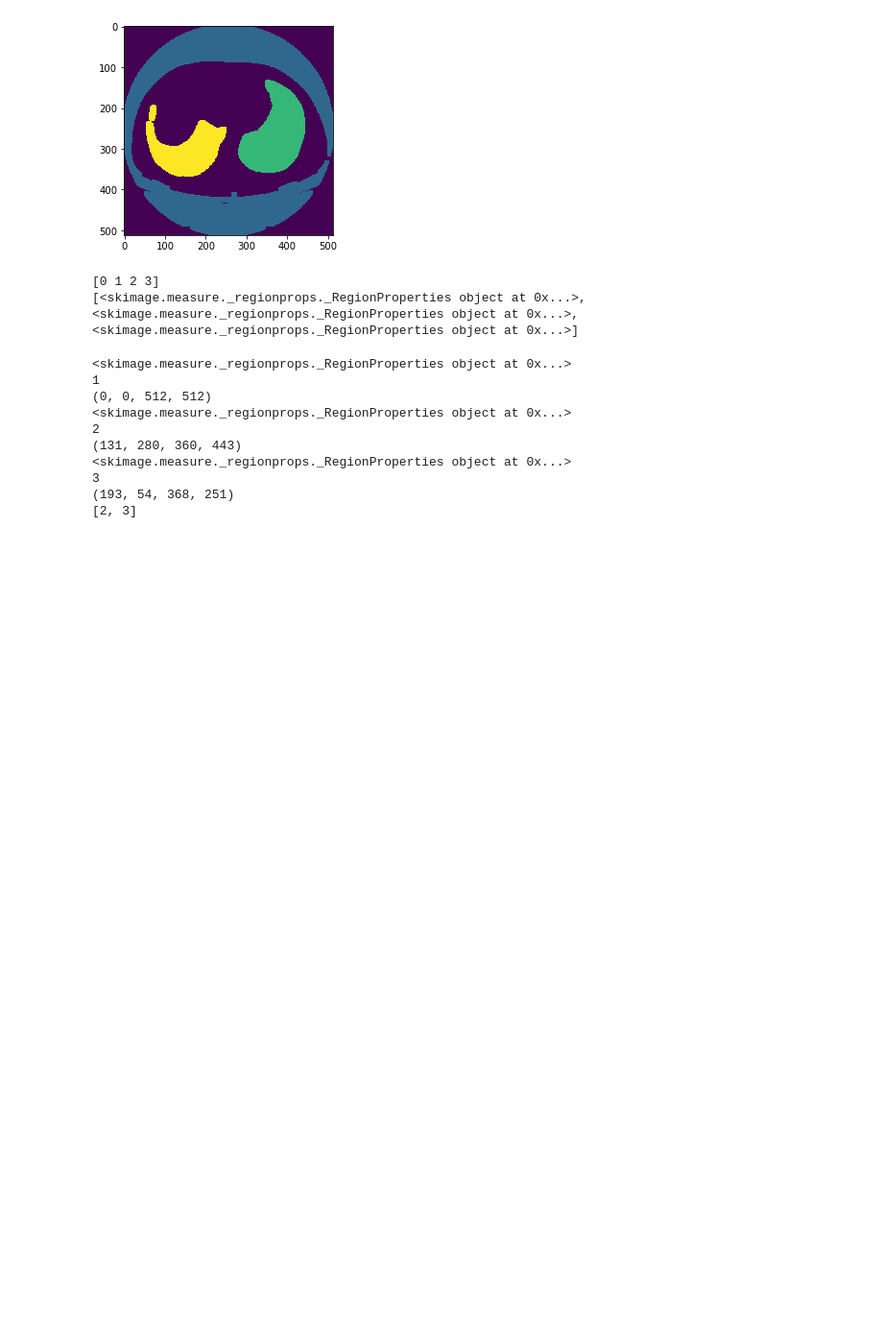
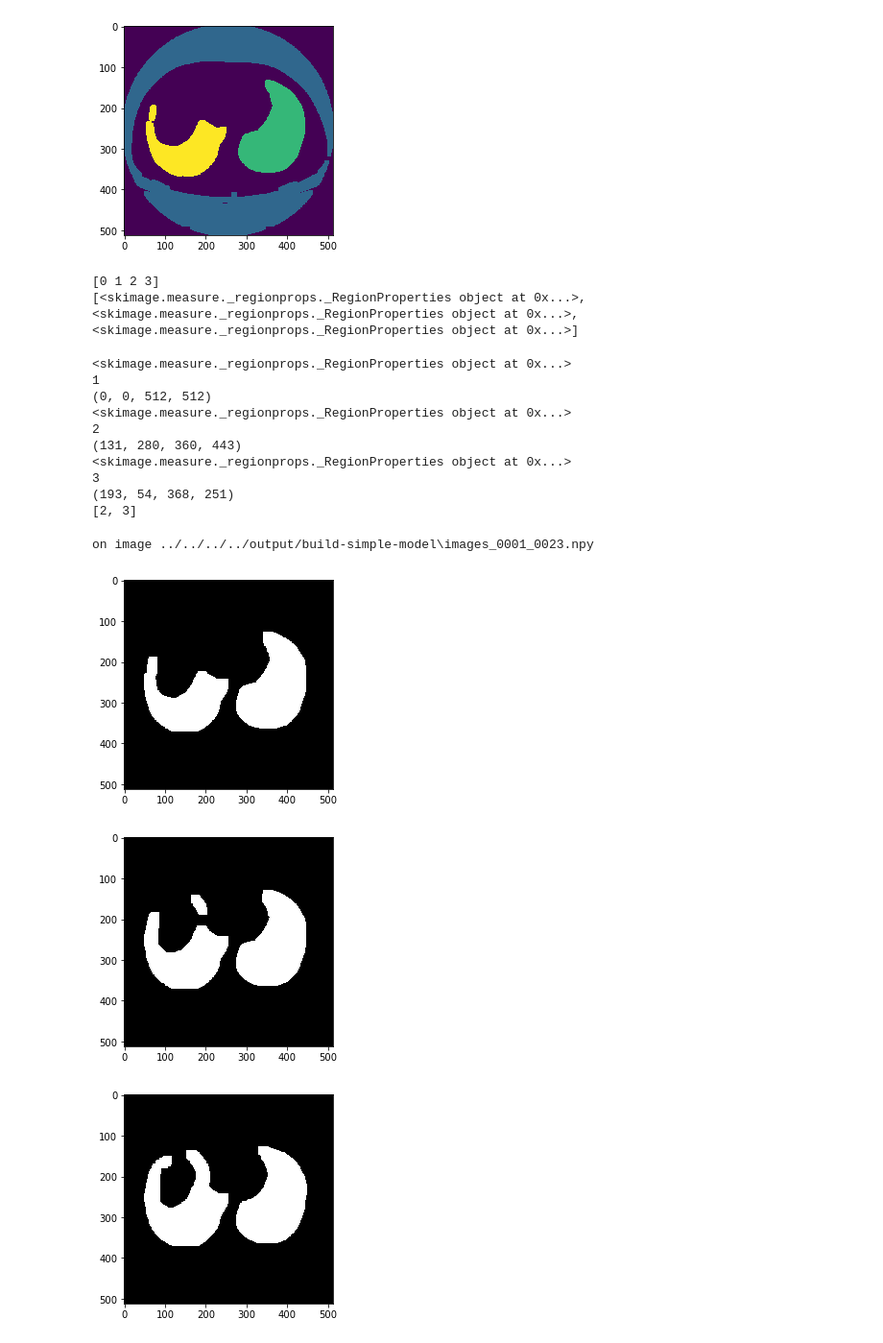
Before and after one commit to 3-musketeers/kaggle-dsb, a Jupyter notebook: pipeline/build-simple-model/luna-segment-lung-roi/sandbox.ipynb, the cells around one changed output. Shown: that part at 96% size. Drawn from its saved outputs; the diff is of its cells as text; code cells hidden in the pictures; blank space fills up the shorter version.

Commit message:
add code to parse over all 3 images and create 3 image masks

```diff
--- a/pipeline/build-simple-model/luna-segment-lung-roi/sandbox.ipynb
+++ b/pipeline/build-simple-model/luna-segment-lung-roi/sandbox.ipynb
@@ -200,3 +200,83 @@ imgs_to_process[i] = mask
 
 # create a new file (in same path, and identification number), and save the lung masks
 np.save(img_file.replace("images","lungmask"),imgs_to_process)
+# %%
+# create the 3 lung masks and save them to correct location
+# this is so you can work with them later in the sandbox
+for img_file in FILE_LIST:
+    # I ran into an error when using Kmean on np.float16, so I'm using np.float64 here
+    imgs_to_process = np.load(img_file).astype(np.float64)
+    print("on image", img_file)
+    for i in range(len(imgs_to_process)):
+        img = imgs_to_process[i]
+        #Standardize the pixel values
+        mean = np.mean(img)
+        std = np.std(img)
+        img = img-mean
+        img = img/std
+        # Find the average pixel value near the lungs
+        # to renormalize washed out images
+        middle = img[100:400,100:400]
+        mean = np.mean(middle)
+        max = np.max(img)
+        min = np.min(img)
+        # To improve threshold finding, I'm moving the
+        # underflow and overflow on the pixel spectrum
+        img[img==max]=mean
+        img[img==min]=mean
+        #
+        # Using Kmeans to separate foreground (radio-opaque tissue)
+        # and background (radio transparent tissue ie lungs)
+        # Doing this only on the center of the image to avoid
+        # the non-tissue parts of the image as much as possible
+        #
+        kmeans = KMeans(n_clusters=2).fit(np.reshape(middle,[np.prod(middle.shape),1]))
+        centers = sorted(kmeans.cluster_centers_.flatten())
+        threshold = np.mean(centers)
+        thresh_img = np.where(img<threshold,1.0,0.0)  # threshold the image
+        #
+        # I found an initial erosion helful for removing graininess from some of the regions
+        # and then large dialation is used to make the lung region
+        # engulf the vessels and incursions into the lung cavity by
+        # radio opaque tissue
+        #
+        eroded = morphology.erosion(thresh_img,np.ones([4,4]))
+        dilation = morphology.dilation(eroded,np.ones([10,10]))
+        #
+        #  Label each region and obtain the region properties
+        #  The background region is removed by removing regions
+        #  with a bbox that is to large in either dimnsion
+        #  Also, the lungs are generally far away from the top
+        #  and bottom of the image, so any regions that are too
+        #  close to the top and bottom are removed
+        #  This does not produce a perfect segmentation of the lungs
+        #  from the image, but it is surprisingly good considering its
+        #  simplicity.
+        #
+        labels = measure.label(dilation)
+        label_vals = np.unique(labels)
+        regions = measure.regionprops(labels)
+        good_labels = []
+        for prop in regions:
+            B = prop.bbox
+            if B[2]-B[0]<475 and B[3]-B[1]<475 and B[0]>40 and B[2]<472:
+                good_labels.append(prop.label)
+        mask = np.ndarray([512,512],dtype=np.int8)
+        mask[:] = 0
+        #
+        #  The mask here is the mask for the lungs--not the nodes
+        #  After just the lungs are left, we do another large dilation
+        #  in order to fill in and out the lung mask
+        #
+        for N in good_labels:
+            mask = mask + np.where(labels==N,1,0)
+        mask = morphology.dilation(mask,np.ones([10,10])) # one last dilation
+        imgs_to_process[i] = mask
+        pylab.imshow(mask, cmap=pylab.cm.bone)
+        pylab.show()
+    np.save(img_file.replace("images","lungmask"),imgs_to_process)
+# %% [output]
+on image ../../../../output/build-simple-model\images_0001_0023.npy
+[figure, added]
+[figure, added]
+[figure, added]
```
